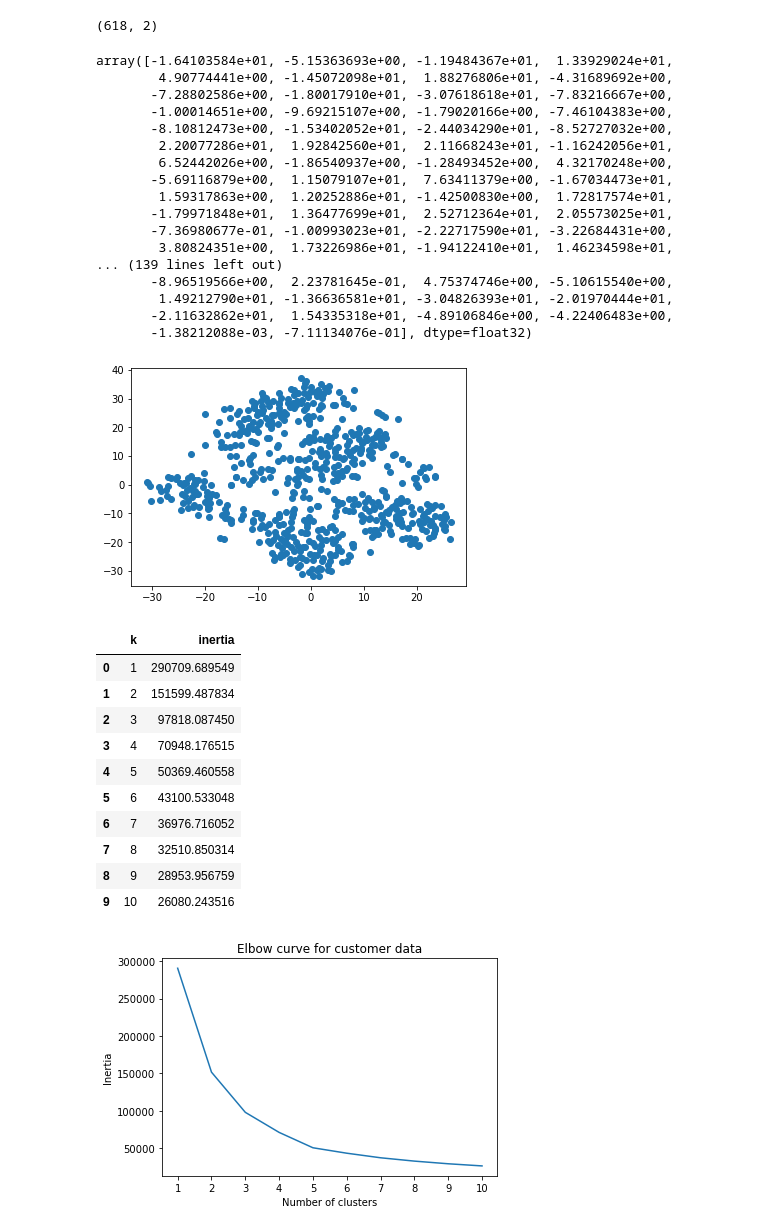
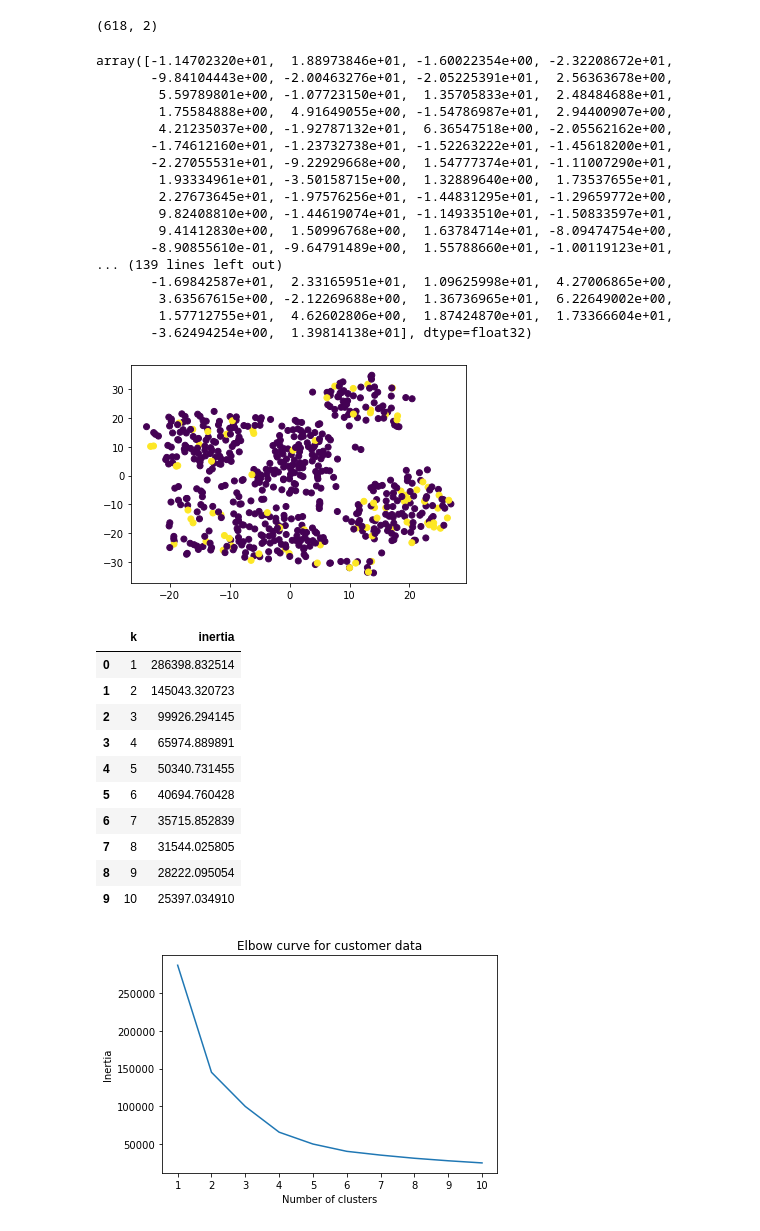
Before and after one commit to YHuang7802/Unsupervised-Learning-Challenge, a Jupyter notebook: myopia_notebook.ipynb, the cells around one changed output. Saved outputs shown, nothing was run; the diff lists cells and outputs as text; code cells hidden in the pictures.

```diff
--- a/myopia_notebook.ipynb
+++ b/myopia_notebook.ipynb
@@ -113,7 +113,7 @@ array([0.21177355, 0.15659716, 0.08688023, 0.08301762, 0.07584858,
        0.06997878, 0.06486986, 0.06377808, 0.05393666, 0.05205566])
 # %%
 # Run t-SNE
-tsne = TSNE(learning_rate=500)
+tsne = TSNE(learning_rate=250)
 tsne_features = tsne.fit_transform(myo_pca)
 # %%
 # The dataset has 2 columns
@@ -123,23 +123,23 @@ tsne_features.shape
 # %%
 tsne_features[:,0]
 # %% [output]
-array([-1.64103584e+01, -5.15363693e+00, -1.19484367e+01,  1.33929024e+01,
-        4.90774441e+00, -1.45072098e+01,  1.88276806e+01, -4.31689692e+00,
-       -7.28802586e+00, -1.80017910e+01, -3.07618618e+01, -7.83216667e+00,
-       -1.00014651e+00, -9.69215107e+00, -1.79020166e+00, -7.46104383e+00,
-       -8.10812473e+00, -1.53402052e+01, -2.44034290e+01, -8.52727032e+00,
-        2.20077286e+01,  1.92842560e+01,  2.11668243e+01, -1.16242056e+01,
-        6.52442026e+00, -1.86540937e+00, -1.28493452e+00,  4.32170248e+00,
-       -5.69116879e+00,  1.15079107e+01,  7.63411379e+00, -1.67034473e+01,
-        1.59317863e+00,  1.20252886e+01, -1.42500830e+00,  1.72817574e+01,
-       -1.79971848e+01,  1.36477699e+01,  2.52712364e+01,  2.05573025e+01,
-       -7.36980677e-01, -1.00993023e+01, -2.22717590e+01, -3.22684431e+00,
-        3.80824351e+00,  1.73226986e+01, -1.94122410e+01,  1.46234598e+01,
+array([-1.14702320e+01,  1.88973846e+01, -1.60022354e+00, -2.32208672e+01,
+       -9.84104443e+00, -2.00463276e+01, -2.05225391e+01,  2.56363678e+00,
+        5.59789801e+00, -1.07723150e+01,  1.35705833e+01,  2.48484688e+01,
+        1.75584888e+00,  4.91649055e+00, -1.54786987e+01,  2.94400907e+00,
+        4.21235037e+00, -1.92787132e+01,  6.36547518e+00, -2.05562162e+00,
+       -1.74612160e+01, -1.23732738e+01, -1.52263222e+01, -1.45618200e+01,
+       -2.27055531e+01, -9.22929668e+00,  1.54777374e+01, -1.11007290e+01,
+        1.93334961e+01, -3.50158715e+00,  1.32889640e+00,  1.73537655e+01,
+        2.27673645e+01, -1.97576256e+01, -1.44831295e+01, -1.29659772e+00,
+        9.82408810e+00, -1.44619074e+01, -1.14933510e+01, -1.50833597e+01,
+        9.41412830e+00,  1.50996768e+00,  1.63784714e+01, -8.09474754e+00,
+       -8.90855610e-01, -9.64791489e+00,  1.55788660e+01, -1.00119123e+01,
 ... (139 lines left out)
-       -8.96519566e+00,  2.23781645e-01,  4.75374746e+00, -5.10615540e+00,
-        1.49212790e+01, -1.36636581e+01, -3.04826393e+01, -2.01970444e+01,
-       -2.11632862e+01,  1.54335318e+01, -4.89106846e+00, -4.22406483e+00,
-       -1.38212088e-03, -7.11134076e-01], dtype=float32)
+       -1.69842587e+01,  2.33165951e+01,  1.09625998e+01,  4.27006865e+00,
+        3.63567615e+00, -2.12269688e+00,  1.36736965e+01,  6.22649002e+00,
+        1.57712755e+01,  4.62602806e+00,  1.87424870e+01,  1.73366604e+01,
+       -3.62494254e+00,  1.39814138e+01], dtype=float32)
 # %%
 # Prepare to plot the dataset
 
@@ -148,12 +148,14 @@ myo_pca['x'] = tsne_features[:,0]
 
 # The second column of transformed features
 myo_pca['y'] = tsne_features[:,1]
+# %%
+label = df['MYOPIC']
 # %%
 # Visualize the clusters
-plt.scatter(myo_pca['x'], myo_pca['y'])
+plt.scatter(myo_pca['x'], myo_pca['y'], c = label)
 plt.show()
 # %% [output]
-[figure, old version]
+[figure, new version]
 # %%
 inertia = []
 k = list(range(1, 11))
@@ -170,16 +172,16 @@ df_elbow = pd.DataFrame(elbow_data)
 df_elbow
 # %% [output]
 |  | k | inertia |
-| 0 | 1 | 290709.689549 |
-| 1 | 2 | 151599.487834 |
-| 2 | 3 | 97818.087450 |
-| 3 | 4 | 70948.176515 |
-| 4 | 5 | 50369.460558 |
-| 5 | 6 | 43100.533048 |
-| 6 | 7 | 36976.716052 |
-| 7 | 8 | 32510.850314 |
-| 8 | 9 | 28953.956759 |
-| 9 | 10 | 26080.243516 |
+| 0 | 1 | 286398.832514 |
+| 1 | 2 | 145043.320723 |
+| 2 | 3 | 99926.294145 |
+| 3 | 4 | 65974.889891 |
+| 4 | 5 | 50340.731455 |
+| 5 | 6 | 40694.760428 |
+| 6 | 7 | 35715.852839 |
+| 7 | 8 | 31544.025805 |
+| 8 | 9 | 28222.095054 |
+| 9 | 10 | 25397.034910 |
 # %%
 # Plot the elbow curve to find the best candidate(s) for k
 plt.plot(df_elbow['k'], df_elbow['inertia'])
@@ -189,4 +191,4 @@ plt.ylabel('Inertia')
 plt.title('Elbow curve for customer data')
 plt.show()
 # %% [output]
-[figure, old version]
+[figure, new version]
```
Also changed, not shown: parts of 2 cells of this notebook.
